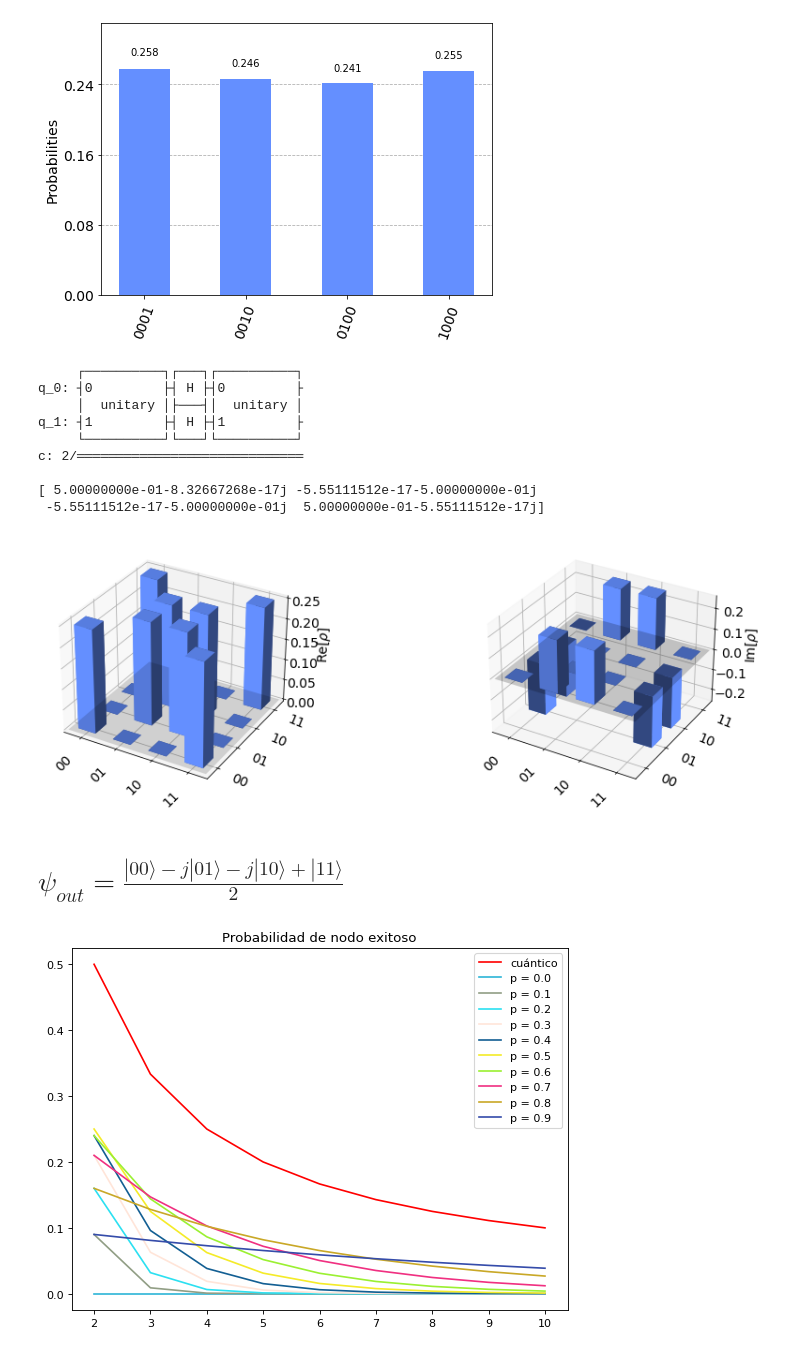
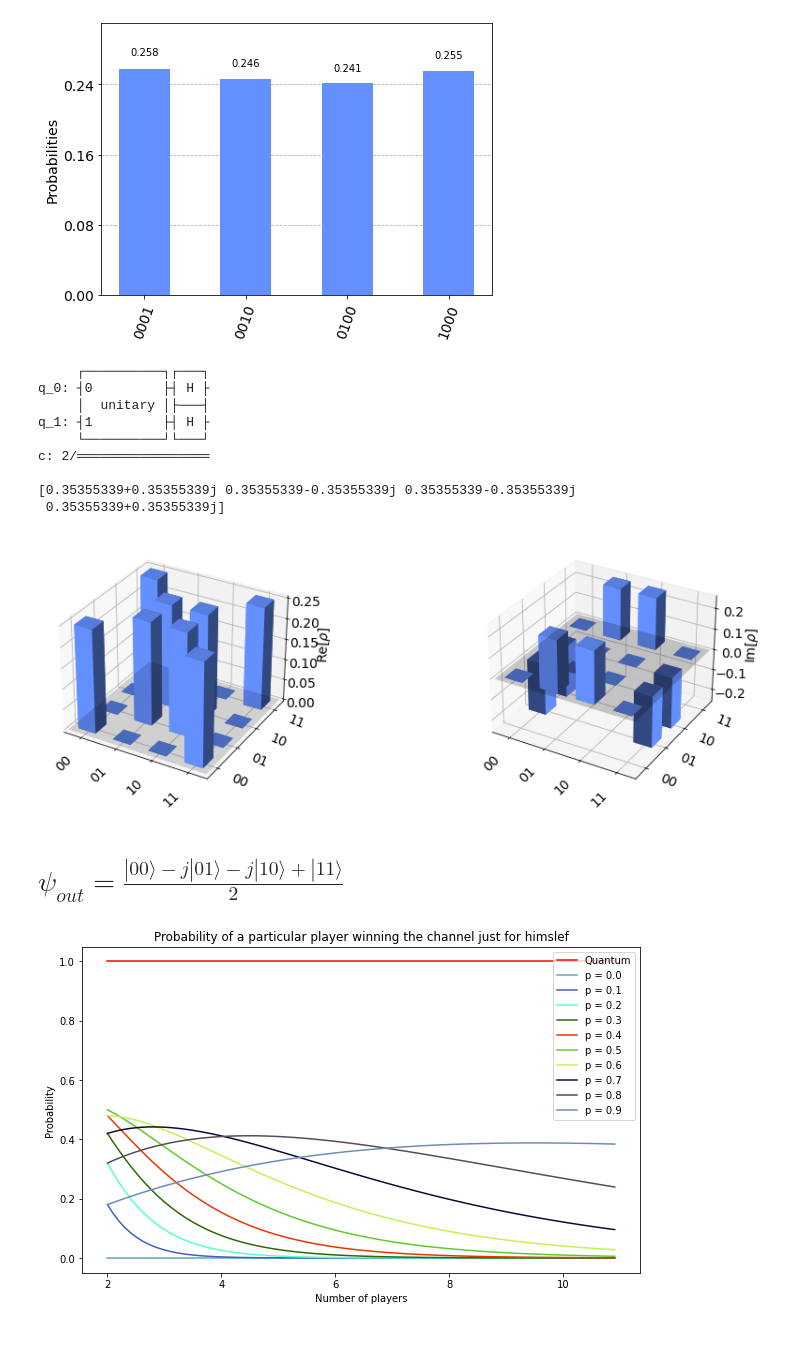
Before and after one commit to agustinsilva447/Quantum-Game-Theory, a Jupyter notebook: qikit-quantum-game-theory/notebooks/test_rotaciones.ipynb, the cells around one changed output. Saved outputs shown, nothing was run; the diff lists cells and outputs as text; code cells hidden in the pictures.

Commit message:
probaQ

```diff
--- a/qikit-quantum-game-theory/notebooks/test_rotaciones.ipynb
+++ b/qikit-quantum-game-theory/notebooks/test_rotaciones.ipynb
@@ -173,7 +173,7 @@ circ = QuantumCircuit(n,n)
 circ.append(J, range(n))
 circ.h(0)
 circ.h(1)
-circ.append(J_dg, range(n))
+#circ.append(J_dg, range(n))
 #circ.measure(range(n), range(n))
 
 print(circ)
@@ -192,36 +192,38 @@ statevector = result.get_statevector(circ)
 print(statevector)
 plot_state_city(statevector)
 # %% [output]
-     ┌──────────┐┌───┐┌──────────┐
-q_0: ┤0         ├┤ H ├┤0         ├
-     │  unitary │├───┤│  unitary │
-q_1: ┤1         ├┤ H ├┤1         ├
-     └──────────┘└───┘└──────────┘
-c: 2/═════════════════════════════
+     ┌──────────┐┌───┐
+q_0: ┤0         ├┤ H ├
+     │  unitary │├───┤
+q_1: ┤1         ├┤ H ├
+     └──────────┘└───┘
+c: 2/═════════════════
 
-[ 5.00000000e-01-8.32667268e-17j -5.55111512e-17-5.00000000e-01j
- -5.55111512e-17-5.00000000e-01j  5.00000000e-01-5.55111512e-17j]
+[0.35355339+0.35355339j 0.35355339-0.35355339j 0.35355339-0.35355339j
+ 0.35355339+0.35355339j]
-[figure, old version]
+[figure, new version]
 # %% [markdown]
 # $\psi_{out} = \frac{|00\rangle - j |01\rangle - j |10\rangle + |11\rangle}{2}$
 # %%
 import numpy as np
 import matplotlib.pyplot as plt
 
-x = np.arange(2, 11, 1)
+x = np.arange(2, 11, 0.1)
 f0 = 1 / x
 
 f = []
 
-plt.figure(figsize=(8, 6), dpi=80)
-plt.plot(x, f0,'red', label = 'cuántico')
+plt.figure(figsize=(10, 6))
+plt.plot(x, x * f0,'red', label = 'Quantum')
 for p in np.arange(0,1,0.1):
-    f.append(np.power(p, x-1) * (1 - p)) # * ((np.power(2,x))/(np.power(2,x) - 1)))
+    f.append(x * np.power(p, x-1) * (1 - p)) # * ((np.power(2,x))/(np.power(2,x) - 1)))
     colors = '#{:0>6}'.format(np.base_repr(np.random.choice(16777215), base=16))
     plt.plot(x, f[-1],'red', color = colors, label = 'p = {}'.format(np.round(p,2)))
 
+plt.xlabel("Number of players")
+plt.ylabel("Probability")
 plt.legend()
-plt.title("Probabilidad de nodo exitoso")
+plt.title("Probability of a particular player winning the channel just for himslef")
 plt.show()
 # %% [output]
-[figure, old version]
+[figure, new version]
```
